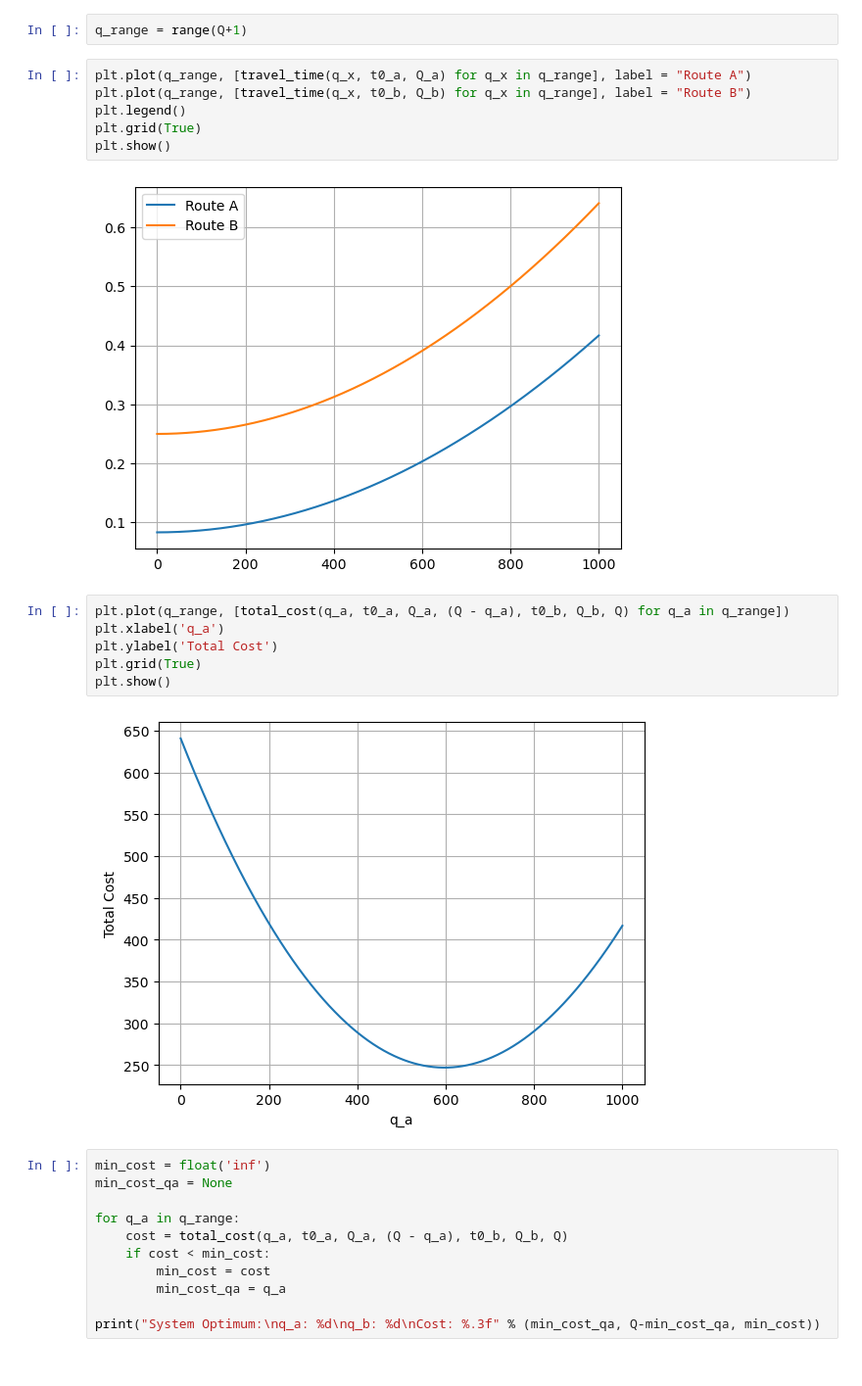
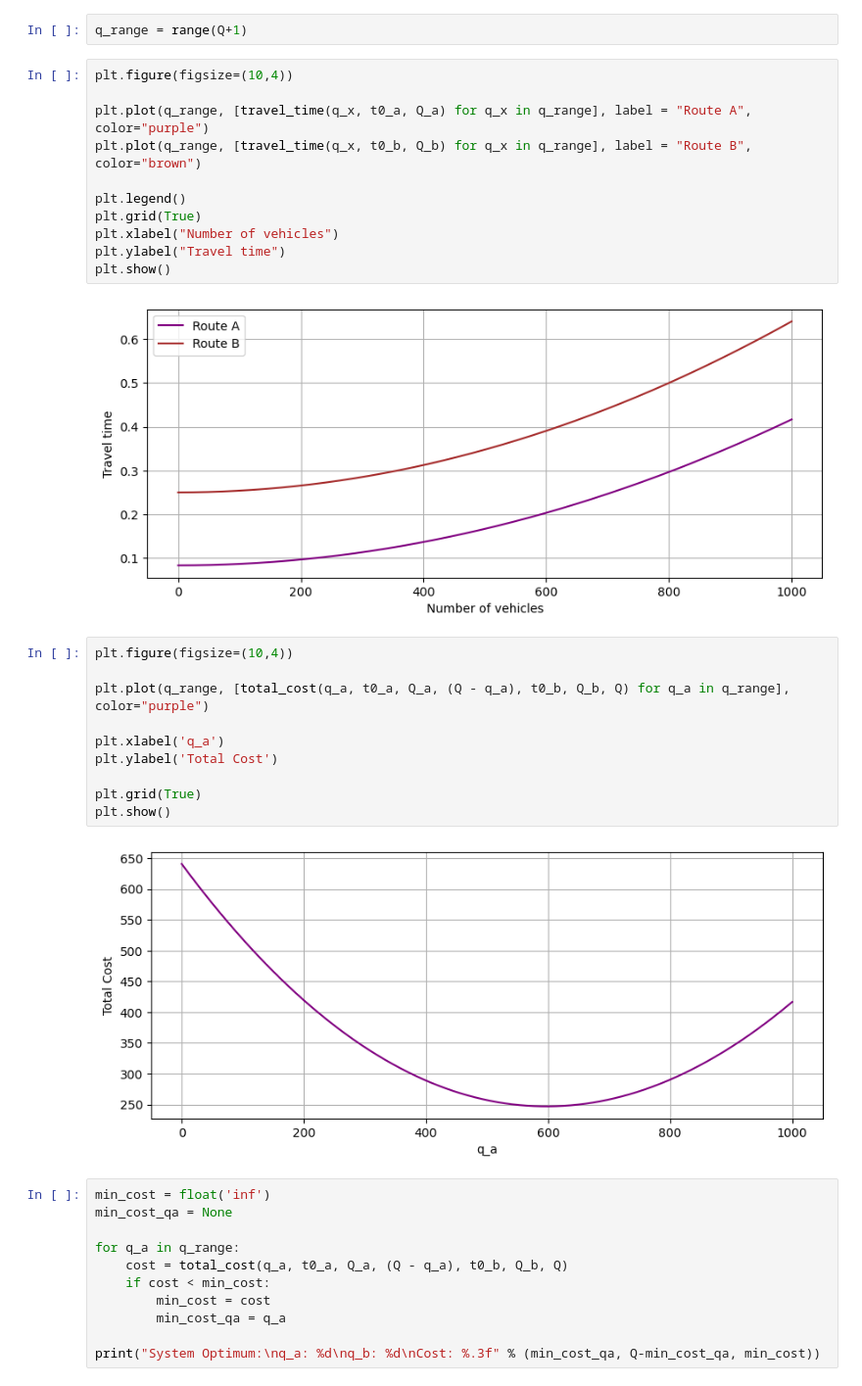
Before and after one commit to aonurakman/RL-Based-Mobility-Optimization, a Jupyter notebook: Analytical Solutions.ipynb, the cells around one changed output. Shown at 98% size. Cells and saved outputs as stored; diff of their text form.

```diff
--- a/Analytical Solutions.ipynb
+++ b/Analytical Solutions.ipynb
@@ -64,21 +66,30 @@ def total_cost(q_a, t0_a, Q_a, q_b, t0_b, Q_b, Q):
 # %%
 q_range = range(Q+1)
 # %%
-plt.plot(q_range, [travel_time(q_x, t0_a, Q_a) for q_x in q_range], label = "Route A")
-plt.plot(q_range, [travel_time(q_x, t0_b, Q_b) for q_x in q_range], label = "Route B")
+plt.figure(figsize=(10,4))
+
+plt.plot(q_range, [travel_time(q_x, t0_a, Q_a) for q_x in q_range], label = "Route A", color="purple")
+plt.plot(q_range, [travel_time(q_x, t0_b, Q_b) for q_x in q_range], label = "Route B", color="brown")
+
 plt.legend()
 plt.grid(True)
+plt.xlabel("Number of vehicles")
+plt.ylabel("Travel time")
 plt.show()
 # %% [output]
-[figure, old version]
+[figure, new version]
 # %%
-plt.plot(q_range, [total_cost(q_a, t0_a, Q_a, (Q - q_a), t0_b, Q_b, Q) for q_a in q_range])
+plt.figure(figsize=(10,4))
+
+plt.plot(q_range, [total_cost(q_a, t0_a, Q_a, (Q - q_a), t0_b, Q_b, Q) for q_a in q_range], color="purple")
+
 plt.xlabel('q_a')
 plt.ylabel('Total Cost')
+
 plt.grid(True)
 plt.show()
 # %% [output]
-[figure, old version]
+[figure, new version]
 # %%
 min_cost = float('inf')
 min_cost_qa = None
```
Also changed, not shown: parts of 10 cells of this notebook, 2 other files.
